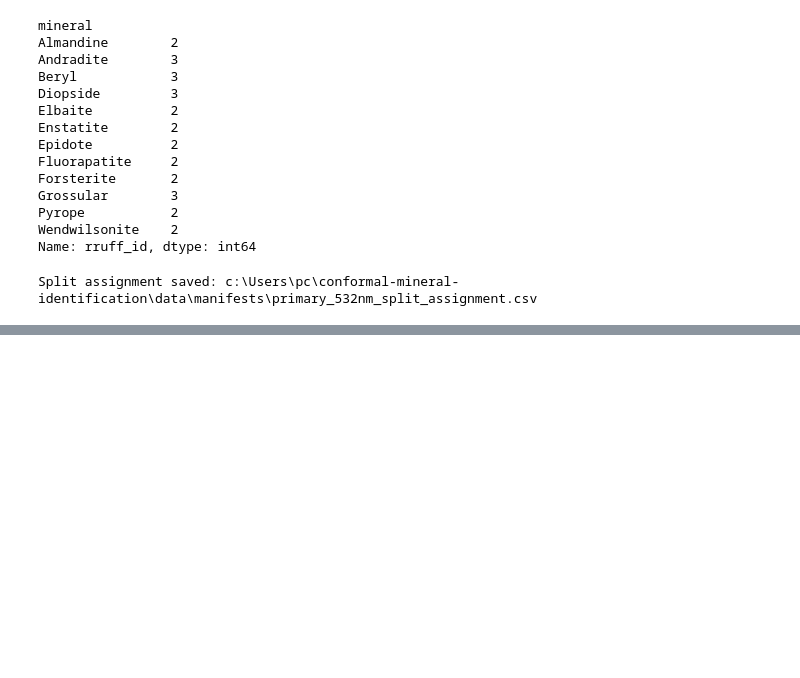
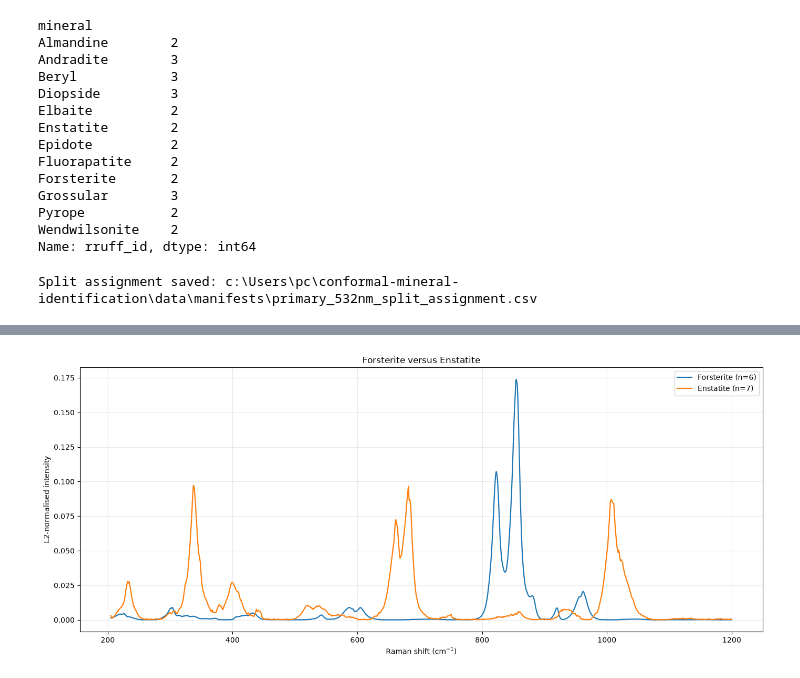
Before and after one commit to Aimar99/conformal-mineral-identification, a Jupyter notebook: notebooks/00_data_audit.ipynb, the cells around one changed output, grey strips where cells are left out. Cells and saved outputs as stored; diff of their text form; code cells hidden in the pictures; blank space fills up the shorter version.

```diff
--- a/notebooks/00_data_audit.ipynb
+++ b/notebooks/00_data_audit.ipynb
@@ -2121,0 +2612,38 @@ Split assignment saved: c:\Users\pc\conformal-mineral-identification\data\manife
+# %%
+comparison_minerals = [
+    "Forsterite",
+    "Enstatite"
+]
+
+fig, ax = plt.subplots(figsize=(14, 6))
+
+for mineral in comparison_minerals:
+
+    mask = meta_train["mineral"].to_numpy() == mineral
+
+    spectra = X_train_l2[mask]
+
+    median = np.median(spectra, axis=0)
+
+    ax.plot(
+        grid,
+        median,
+        linewidth=1.6,
+        label=f"{mineral} (n={len(spectra)})"
+    )
+
+ax.set_title("Forsterite versus Enstatite")
+
+ax.set_xlabel("Raman shift (cm$^{-1}$)")
+
+ax.set_ylabel("L2-normalised intensity")
+
+ax.legend()
+
+ax.grid(alpha=0.25)
+
+plt.tight_layout()
+
+plt.show()
+# %% [output]
+[figure, added]
```
Also changed, not shown: parts of 21 cells of this notebook, 5 other files.
